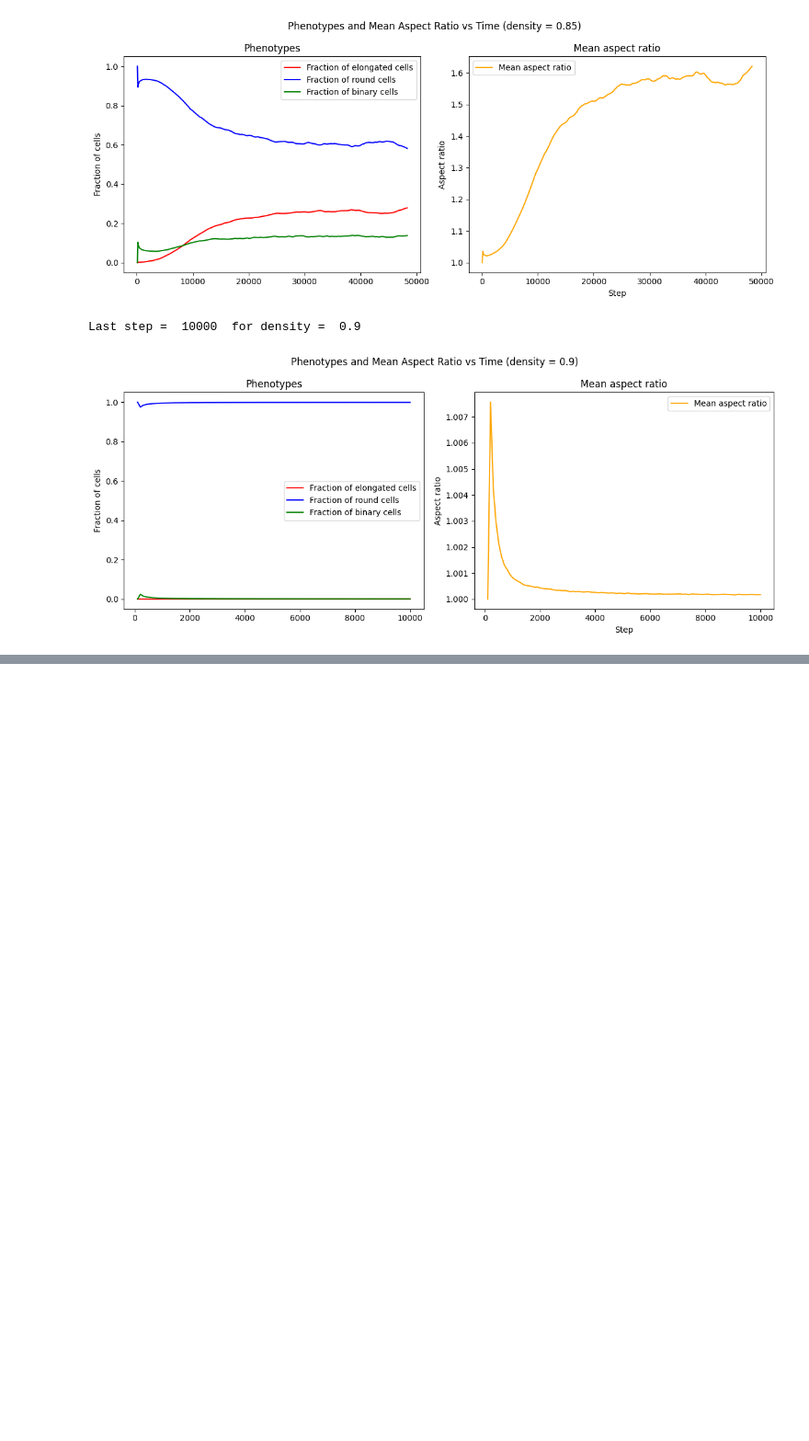
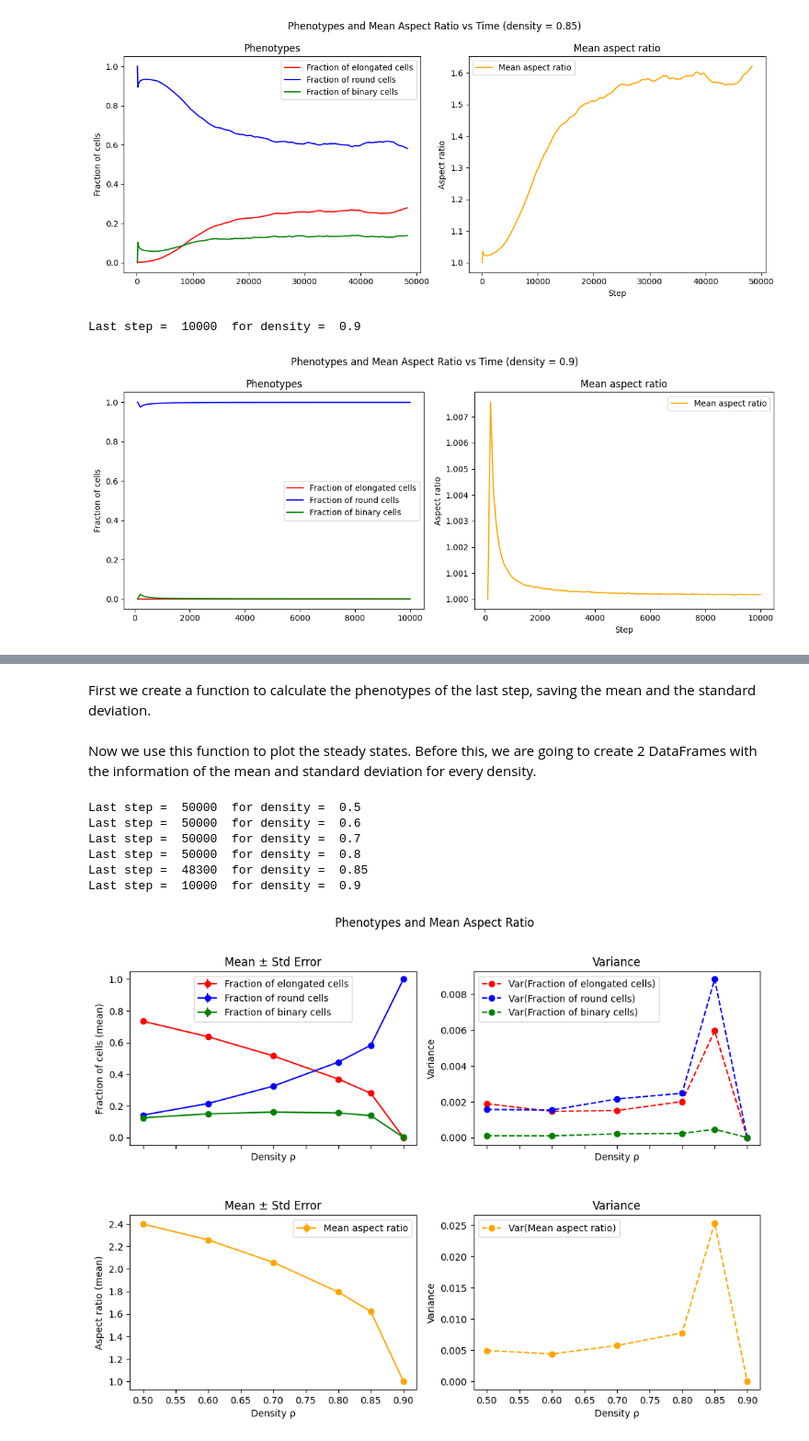
Before and after one commit to gonzaloangaut/oncostreams_analysis, a Jupyter notebook: analysis_phenotypes.ipynb, the cells around one changed output, grey strips where cells are left out. Shown at 92% size. Drawn from its saved outputs; the diff is of its cells as text; code cells hidden in the pictures; blank space fills up the shorter version.

Commit message:
Finished phenotypes analysis

```diff
--- a/analysis_phenotypes.ipynb
+++ b/analysis_phenotypes.ipynb
@@ -230,0 +235,2 @@ Last step =  10000  for density =  0.9
+# %% [markdown]
+First we create a function to calculate the phenotypes of the last step, saving the mean and the standard deviation.
@@ -230,0 +323,27 @@ Last step =  10000  for density =  0.9
+# %% [markdown]
+Now we use this function to plot the steady states. Before this, we are going to create 2 DataFrames with the information of the mean and standard deviation for every density.
+# %%
+# Create a list with the densities
+density_list = [0.5, 0.6, 0.7, 0.8, 0.85, 0.9]
+# Define DataFrames to save means and stds
+df_mean = pd.DataFrame(columns=["density", "mean_aspect_ratio", "fraction_elongated", "fraction_round", "fraction_binary"])
+df_std = pd.DataFrame(columns=["density", "mean_aspect_ratio_std", "fraction_elongated_std", "fraction_round_std", "fraction_binary_std"])
+
+# For each density, calculate the phenotypes and add the results to the dataframes
+for dens in density_list:
+    result = calculate_final_phenotype(nc, max_step + 1, dens, step, rng_seed)
+    mean = result["mean"]
+    std = result["std"]
+
+    df_mean.loc[len(df_mean)] = [dens, mean["mean_aspect_ratio"], mean["fraction_elongated"], mean["fraction_round"], mean["fraction_binary"]]
+    df_std.loc[len(df_std)] = [dens, std["mean_aspect_ratio"], std["fraction_elongated"], std["fraction_round"], std["fraction_binary"]]
+
+# Caclulate the length of the error bars
+error_bars = df_std / np.sqrt(number_of_realizations)
+# %% [output]
+Last step =  50000  for density =  0.5
+Last step =  50000  for density =  0.6
+Last step =  50000  for density =  0.7
+Last step =  50000  for density =  0.8
+Last step =  48300  for density =  0.85
+Last step =  10000  for density =  0.9
@@ -230,0 +419,15 @@ Last step =  10000  for density =  0.9
+# %%
+folder_path = f"graphs/phenotypes/ph_steady_state"
+os.makedirs(folder_path, exist_ok=True)
+
+plot_mean_and_variance_steady_states(
+    df_mean=df_mean,
+    df_std=df_std,
+    error_bars=error_bars,
+    var_names=["fraction_elongated", "fraction_round", "fraction_binary", "mean_aspect_ratio"],
+    labels=["Fraction of elongated cells", "Fraction of round cells", "Fraction of binary cells", "Mean aspect ratio"],
+    output_path="graphs/phenotypes/ph_steady_state/ph_steady_state.jpg",
+    title="Phenotypes and Mean Aspect Ratio"
+)
+# %% [output]
+[figure, added]
```
Also changed, not shown: parts of 3 cells of this notebook, 3 other files.
